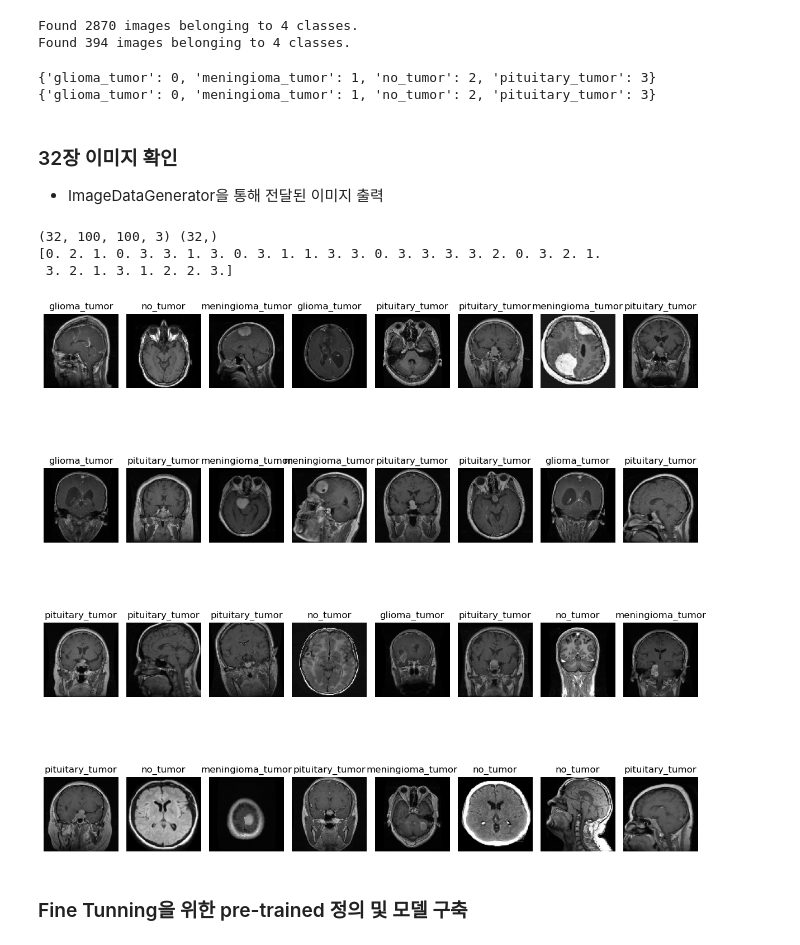
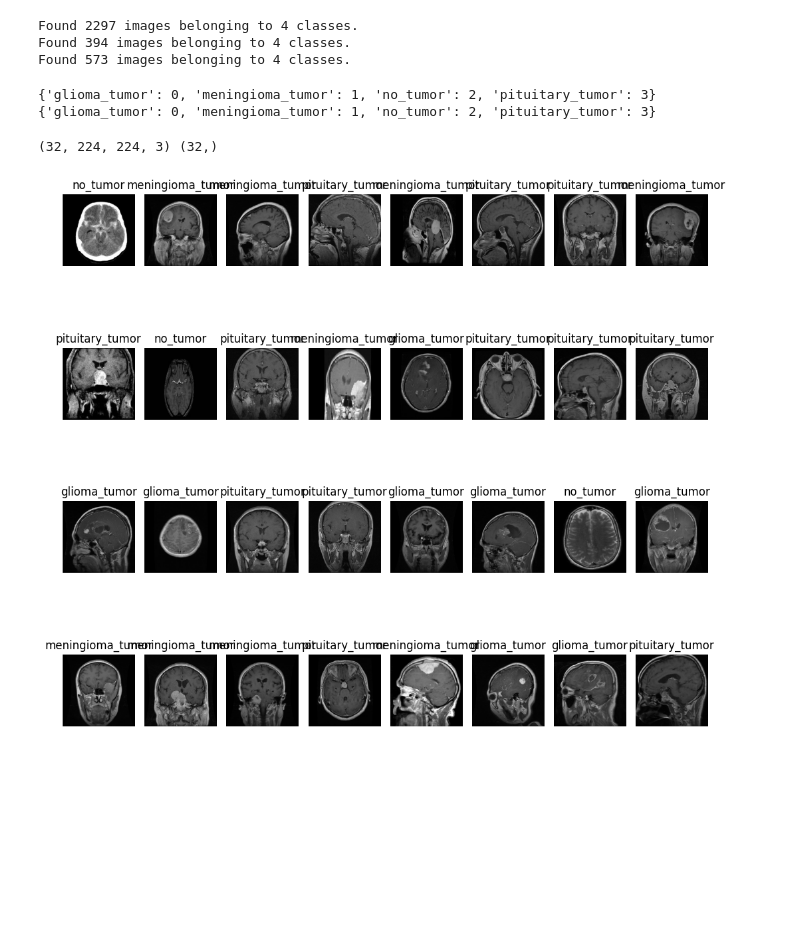
Before and after one commit to Decoyer-71/BrainTumor, a Jupyter notebook: code/Kaggle_Brain Tumor Classification.ipynb, the cells around one changed output. Saved outputs shown, nothing was run; the diff lists cells and outputs as text; code cells hidden in the pictures; blank space fills up the shorter version.

```diff
--- a/code/Kaggle_Brain Tumor Classification.ipynb
+++ b/code/Kaggle_Brain Tumor Classification.ipynb
@@ -39,5 +33,7 @@ from tensorflow.keras.applications import InceptionV3, MobileNet
 # %%
-root_dir = "content"
+# 경로 설정
+root_dir = "/content"
 data_root_dir = os.path.join(root_dir, "brain_tumor")
-train_data_root_dir = os.path.join(data_root_dir, "Training")
-test_data_root_dir = os.path.join(data_root_dir, "Testing")
+train_root_dir = os.path.join(data_root_dir, "Training")
+test_root_dir = os.path.join(data_root_dir, "Testing")
+val_root_dir = os.path.join(data_root_dir, "Validaion")
@@ -98,19 +105,27 @@ img_height = 100
+# %%
+# image shape 설정
+img_width = 224
+img_height = 224
 # %%
+# ImageDataGenerator 이용 데이터 불러오기
 train_data_gen = ImageDataGenerator(rescale = 1./255)
 test_data_gen = ImageDataGenerator(rescale = 1./255)
+val_data_gen = ImageDataGenerator(rescale = 1./255)
 
-train_generator = train_data_gen.flow_from_directory(directory=train_data_root_dir,
-                                  batch_size = 32,
-                                  target_size = (img_height, img_width),
-                                  class_mode = "sparse",
-                                  color_mode = "rgb")
-
-test_generator = test_data_gen.flow_from_directory(directory=test_data_root_dir,
-                                 batch_size = 32,
-                                 target_size = (img_height, img_width),
-                                 class_mode = "sparse",
-                                 color_mode = "rgb")
+train_gen = train_data_gen.flow_from_directory(directory=train_root_dir,
+                                               batch_size = 32,
+                                               target_size = (img_height, img_width),
+                                               class_mode = "sparse")
+test_gen = test_data_gen.flow_from_directory(directory=test_root_dir,
+                                               batch_size = 32,
+                                               target_size = (img_height, img_width),
+                                               class_mode = "sparse")
+val_gen = val_data_gen.flow_from_directory(directory=val_root_dir,
+                                               batch_size = 32,
+                                               target_size = (img_height, img_width),
+                                               class_mode = "sparse")
 # %% [output]
-Found 2870 images belonging to 4 classes.
+Found 2297 images belonging to 4 classes.
 Found 394 images belonging to 4 classes.
+Found 573 images belonging to 4 classes.
 # %%
@@ -119,32 +134,22 @@ print(test_generator.class_indices)
 # %% [output]
 {'glioma_tumor': 0, 'meningioma_tumor': 1, 'no_tumor': 2, 'pituitary_tumor': 3}
 {'glioma_tumor': 0, 'meningioma_tumor': 1, 'no_tumor': 2, 'pituitary_tumor': 3}
-# %% [markdown]
-### 32장 이미지 확인
-
-- ImageDataGenerator을 통해 전달된 이미지 출력
 # %%
-data, label = train_generator.next()
-
-print(data.shape, label.shape)
-print(label)
+# 32장 이미지 미리보기
+img, label = train_gen.next()
+print(img.shape, label.shape)
 # %% [output]
-(32, 100, 100, 3) (32,)
-[0. 2. 1. 0. 3. 3. 1. 3. 0. 3. 1. 1. 3. 3. 0. 3. 3. 3. 3. 2. 0. 3. 2. 1.
- 3. 2. 1. 3. 1. 2. 2. 3.]
+(32, 224, 224, 3) (32,)
 # %%
-plt.figure(figsize = (12, 12))
-class_dict = {0:'glioma_tumor', 1:'meningioma_tumor',
-              2:'no_tumor', 3:'pituitary_tumor'}
+plt.figure(figsize = (10, 10))
+class_dict = {0:'glioma_tumor', 1:'meningioma_tumor', 2:'no_tumor', 3:'pituitary_tumor'}
+
 for i in range(len(label)):
-    plt.subplot(4, 8, i+1)
-    plt.axis("off")
-    plt.title(class_dict[label[i]])
-    plt.imshow(data[i])
-
+  plt.subplot(4, 8, i+1)
+  plt.axis("off")
+  plt.title(class_dict[label[i]])
+  plt.imshow(img[i])
 plt.tight_layout()
 # %% [output]
-[figure, old version]
+[figure, new version]
-# %% [markdown]
-### Fine Tunning을 위한 pre-trained 정의 및 모델 구축
 # %%
```
Also changed, not shown: parts of 60 cells of this notebook.
